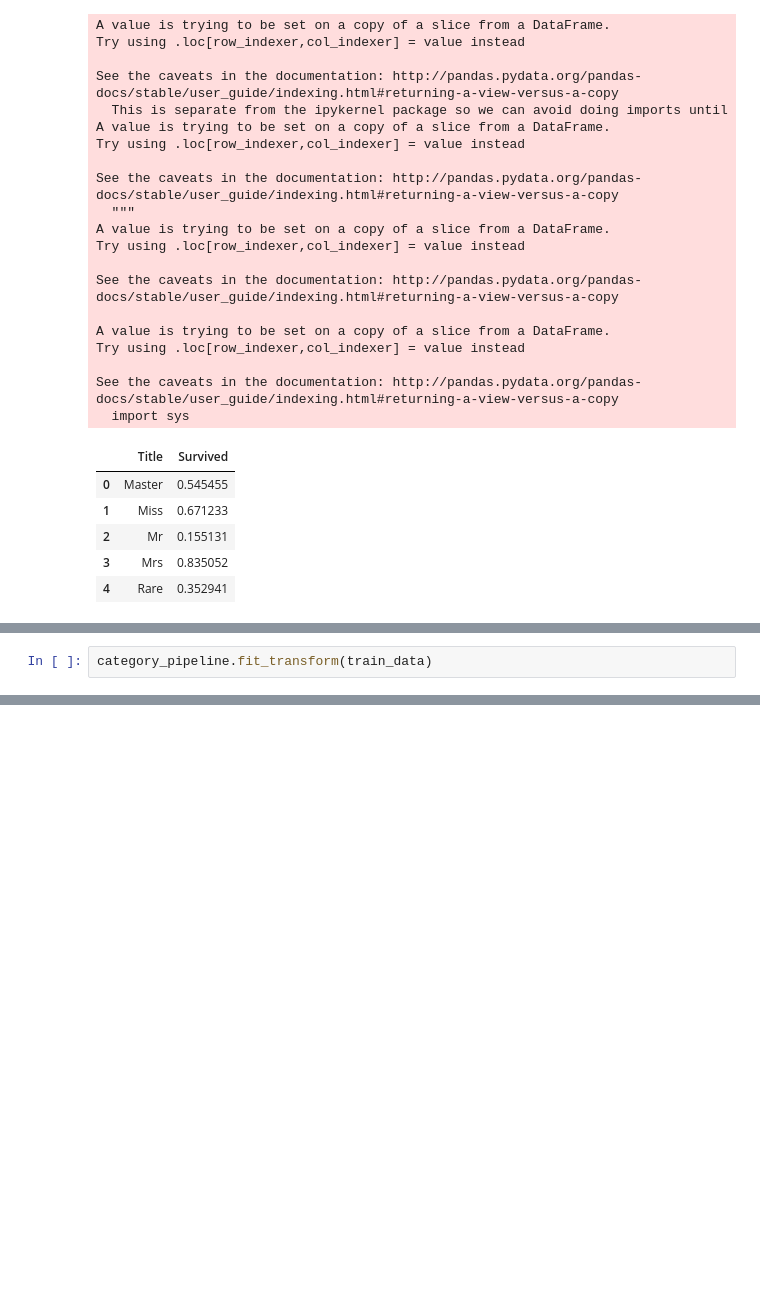
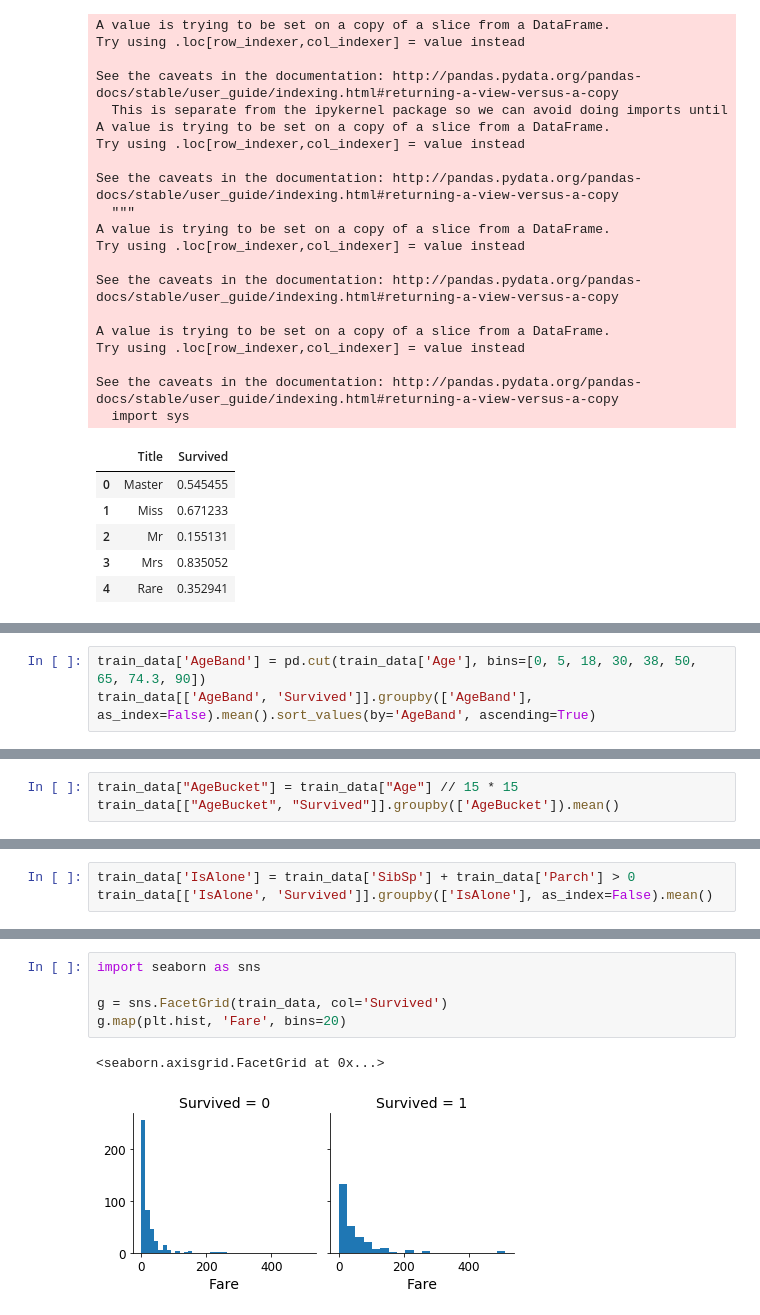
Before and after one commit to franpog859/titanic-competition, a Jupyter notebook: clean/process_data.ipynb, the cells around one changed output, grey strips where cells are left out. Drawn from its saved outputs; the diff is of its cells as text; blank space fills up the shorter version.

Commit message:
Analyse and clean the data

```diff
--- a/clean/process_data.ipynb
+++ b/clean/process_data.ipynb
@@ -302,2 +264,0 @@ category_pipeline = Pipeline([
-# %%
-category_pipeline.fit_transform(train_data)
@@ -323,0 +273,3 @@ X_train.shape
+# %%
+train_data['AgeBand'] = pd.cut(train_data['Age'], bins=[0, 5, 18, 30, 38, 50, 65, 74.3, 90])
+train_data[['AgeBand', 'Survived']].groupby(['AgeBand'], as_index=False).mean().sort_values(by='AgeBand', ascending=True)
@@ -323,0 +298,3 @@ X_train.shape
+# %%
+train_data["AgeBucket"] = train_data["Age"] // 15 * 15
+train_data[["AgeBucket", "Survived"]].groupby(['AgeBucket']).mean()
@@ -323,0 +315,3 @@ X_train.shape
+# %%
+train_data['IsAlone'] = train_data['SibSp'] + train_data['Parch'] > 0
+train_data[['IsAlone', 'Survived']].groupby(['IsAlone'], as_index=False).mean()
@@ -323,0 +339,8 @@ X_train.shape
+# %%
+import seaborn as sns
+
+g = sns.FacetGrid(train_data, col='Survived')
+g.map(plt.hist, 'Fare', bins=20)
+# %% [output]
+<seaborn.axisgrid.FacetGrid at 0x...>
+[figure, added]
```
Also changed, not shown: parts of 26 cells of this notebook, 3 other files.
